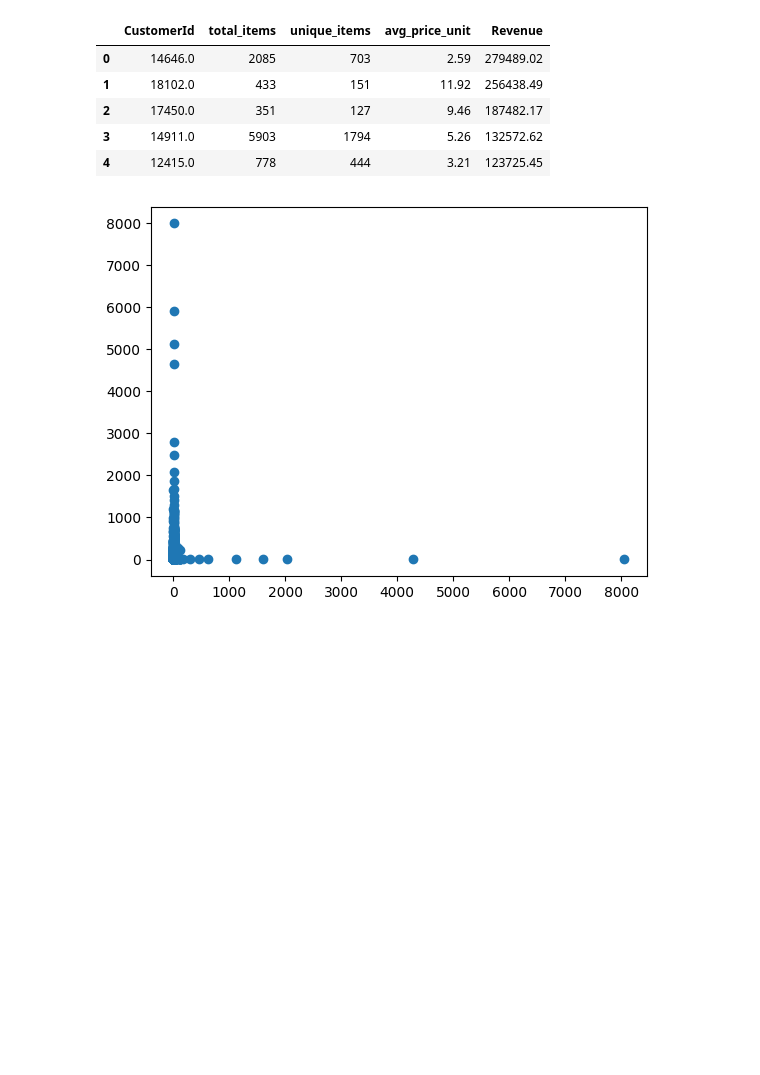
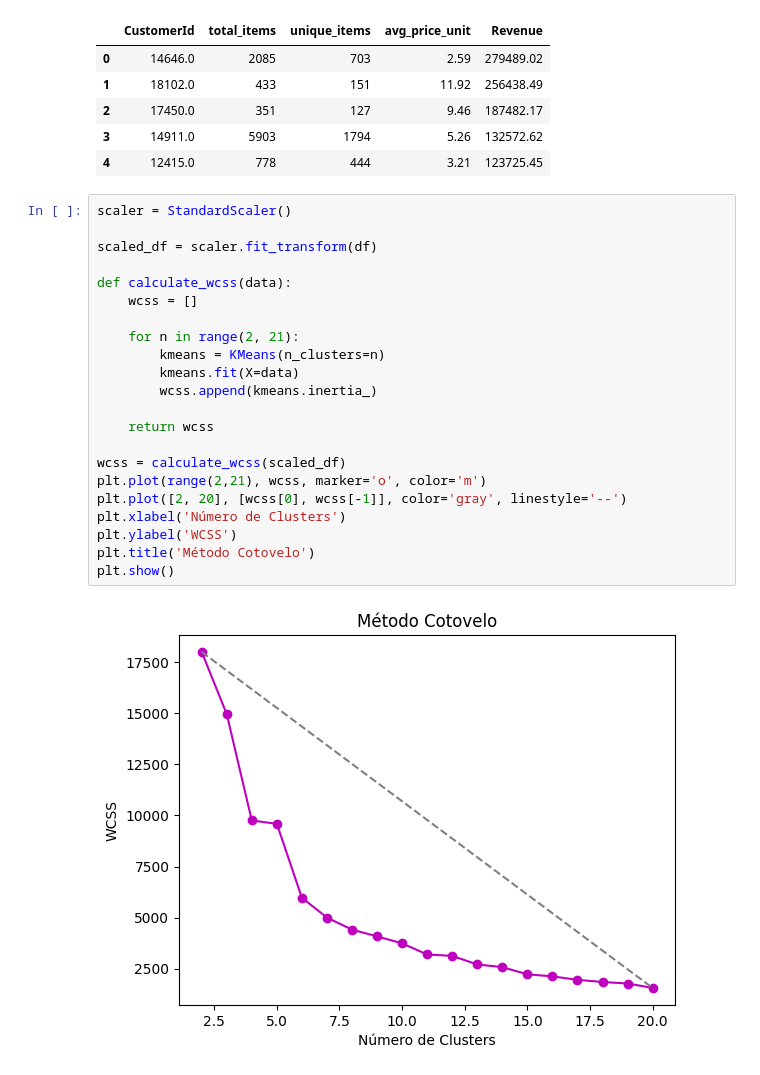
Before and after one commit to will787/retail-e-commerce-evidence, a Jupyter notebook: analytics/client_value.ipynb, the cells around one changed output. Cells and saved outputs as stored; diff of their text form; blank space fills up the shorter version.

Commit message:
optimizing the number of clusters

```diff
--- a/analytics/client_value.ipynb
+++ b/analytics/client_value.ipynb
@@ -20,5 +29,26 @@ df.head()
 | 3 | 14911.0 | 5903 | 1794 | 5.26 | 132572.62 |
 | 4 | 12415.0 | 778 | 444 | 3.21 | 123725.45 |
 # %%
+scaler = StandardScaler()
+
+scaled_df = scaler.fit_transform(df)
+
+def calculate_wcss(data):
+    wcss = []
+
+    for n in range(2, 21):
+        kmeans = KMeans(n_clusters=n)
+        kmeans.fit(X=data)
+        wcss.append(kmeans.inertia_)
+
+    return wcss
+
+wcss = calculate_wcss(scaled_df)
+plt.plot(range(2,21), wcss, marker='o', color='m')
+plt.plot([2, 20], [wcss[0], wcss[-1]], color='gray', linestyle='--')
+plt.xlabel('Número de Clusters')
+plt.ylabel('WCSS')
+plt.title('Método Cotovelo')
+plt.show()
 # %% [output]
-[figure, old version]
+[figure, new version]
```
Also changed, not shown: parts of 4 cells of this notebook.
